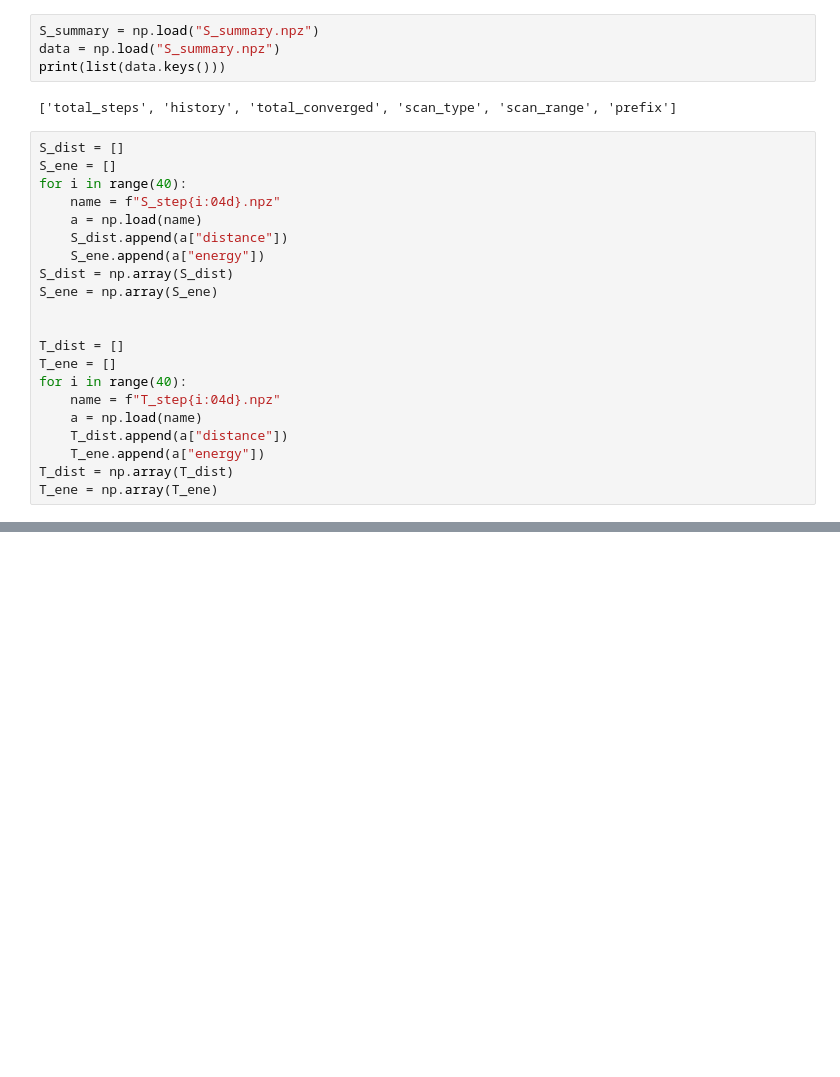
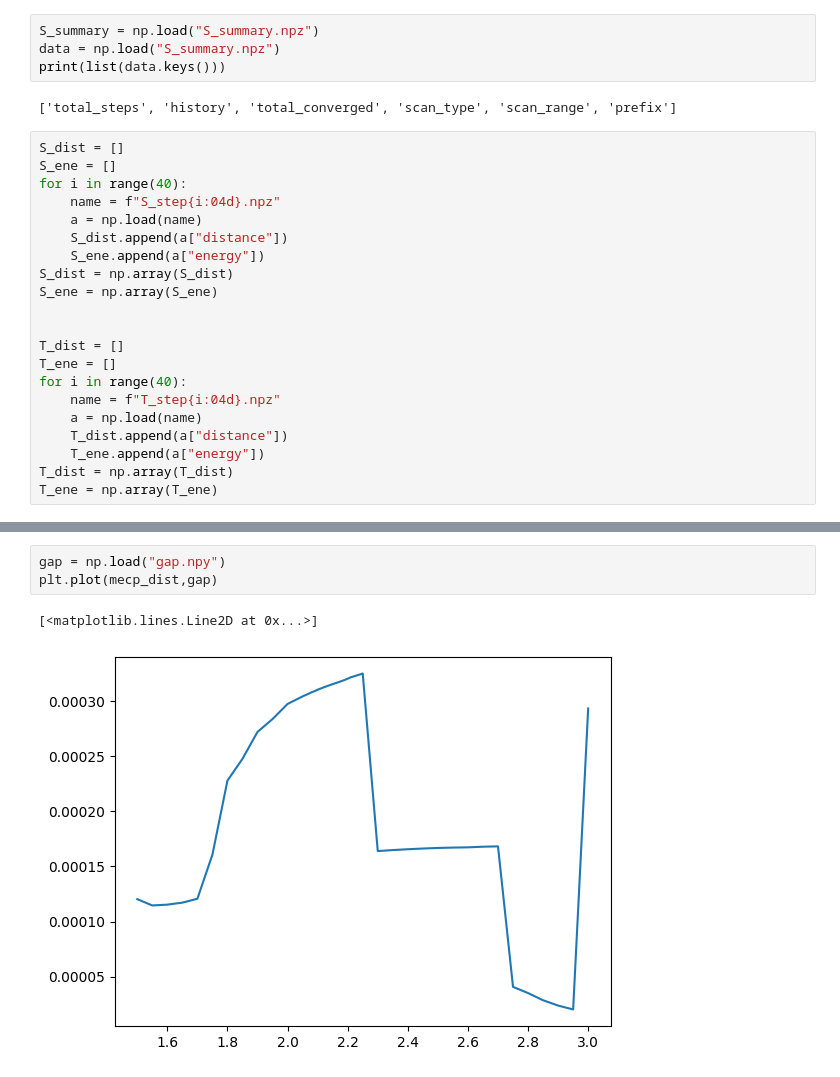
Before and after one commit to MoriyaSuwako2524/chemlab, a Jupyter notebook: notebooks/temdata/S/mecp.ipynb, the cells around one changed output, grey strips where cells are left out. Drawn from its saved outputs; the diff is of its cells as text; blank space fills up the shorter version.

```diff
--- a/notebooks/temdata/S/mecp.ipynb
+++ b/notebooks/temdata/S/mecp.ipynb
@@ -74,0 +75,6 @@ plt.scatter(2.19,-207.2798)
+# %%
+gap = np.load("gap.npy")
+plt.plot(mecp_dist,gap)
+# %% [output]
+[<matplotlib.lines.Line2D at 0x...>]
+[figure, added]
```
Also changed, not shown: parts of 2 cells of this notebook, 4 other files.
